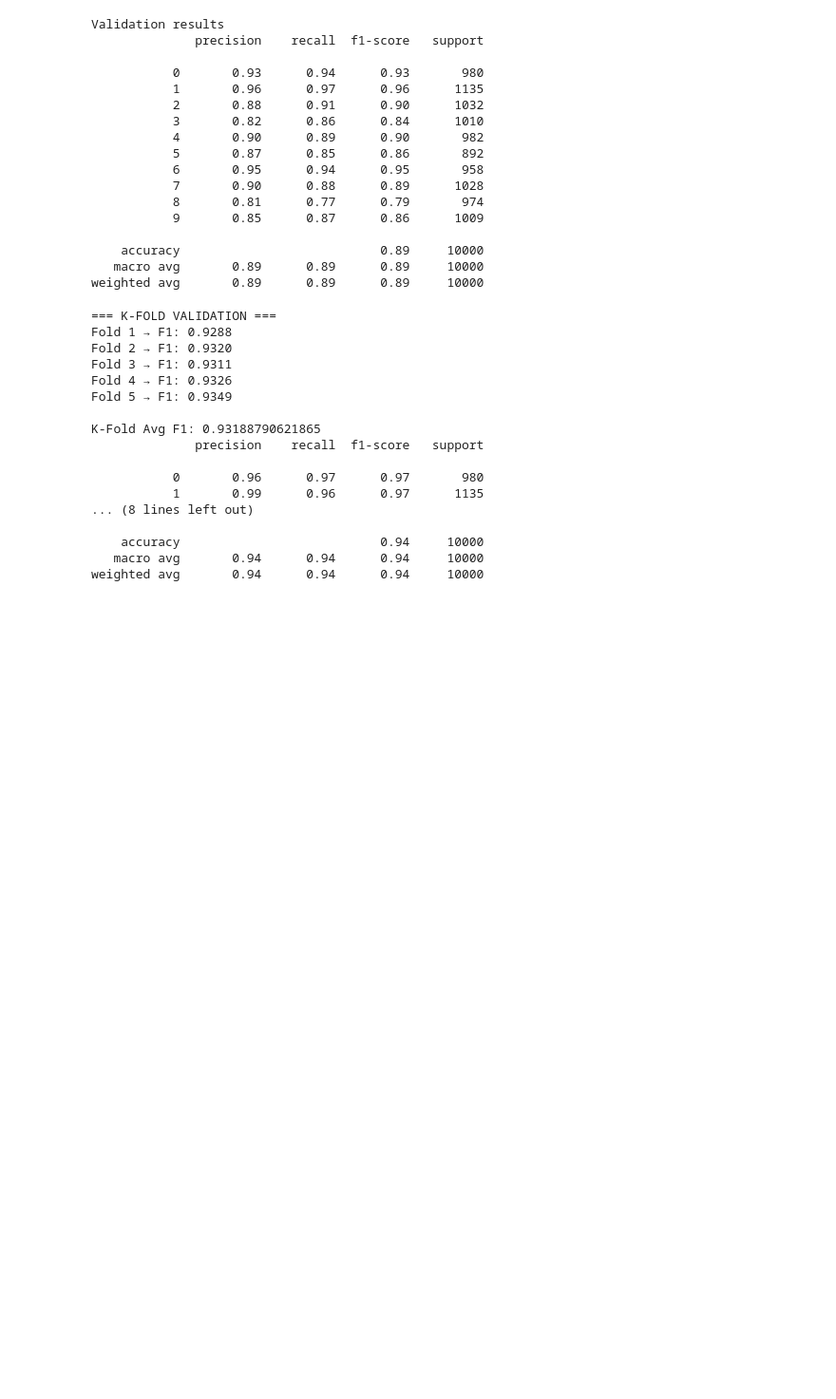
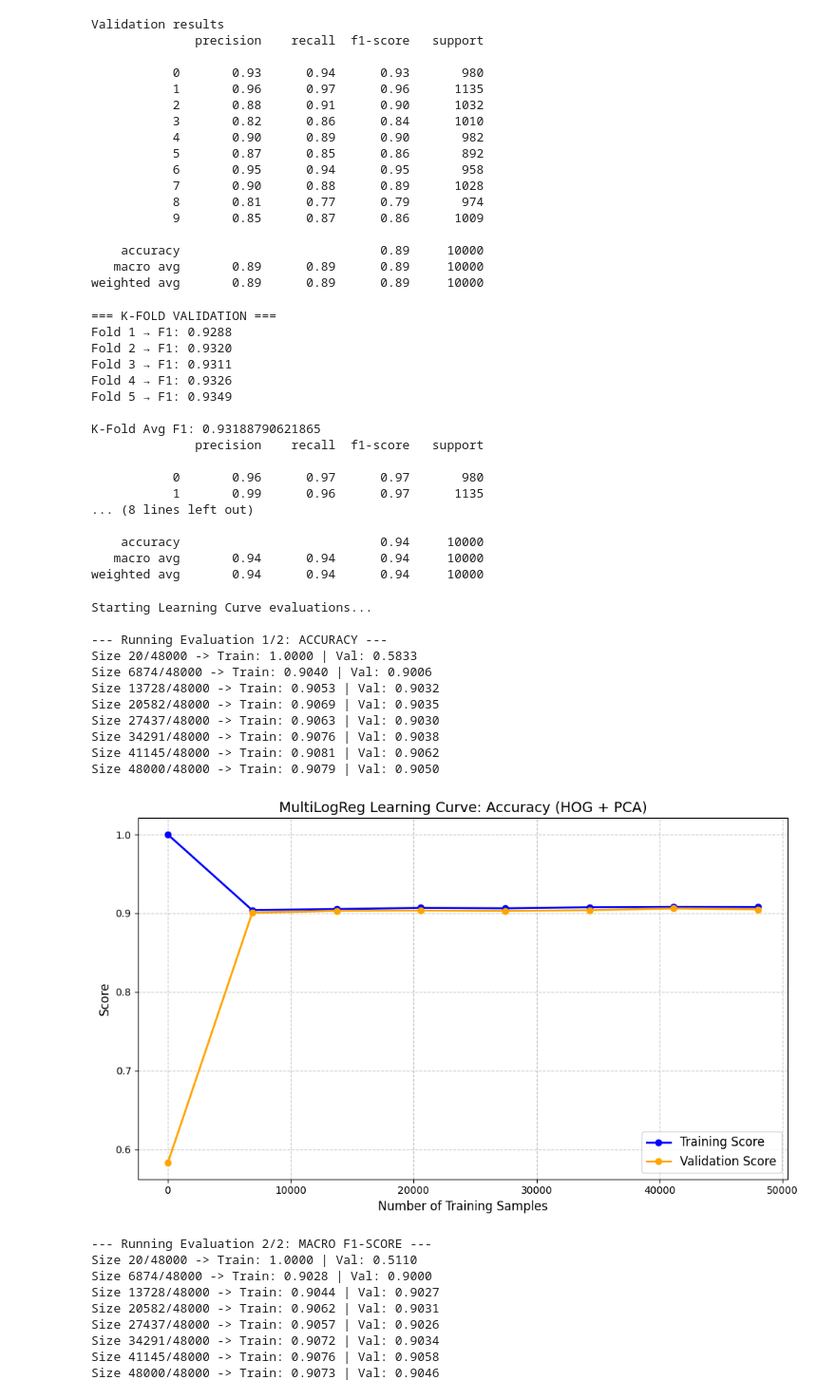
Before and after one commit to adhamthearray/Machine-Learning-Number-Classification_MNIST, a Jupyter notebook: Multi.ipynb, the cells around one changed output. Shown at 95% size. Cells and saved outputs as stored; diff of their text form; code cells hidden in the pictures; blank space fills up the shorter version.

```diff
--- a/Multi.ipynb
+++ b/Multi.ipynb
@@ -249,3 +250,76 @@ K-Fold Avg F1: 0.93188790621865
     accuracy                           0.94     10000
    macro avg       0.94      0.94      0.94     10000
 weighted avg       0.94      0.94      0.94     10000
+# %%
+from sklearn.metrics import f1_score, accuracy_score
+
+print("Starting Learning Curve evaluations...\n")
+def train_multilogreg(X_subset, y_subset):
+    model = MultiLogReg(
+        max_iterations=100,
+        learning_rate=0.1,
+        reg_eqn='L2',
+        reg_param=0.1,
+        random_state=42
+    )
+    model.fit(X_subset, y_subset)
+    return model
+
+def predict_multilogreg(model, X):
+    return model.predict(X)
+
+def metric_acc(y_true, y_pred):
+    return accuracy_score(y_true, y_pred)
+
+def metric_f1_macro(y_true, y_pred):
+    return f1_score(y_true, y_pred, average='macro')
+
+
+print("--- Running Evaluation 1/2: ACCURACY ---")
+subset_sizes_acc, train_trends_acc, val_trends_acc = analysis_curves(
+    X_train=X_train,
+    y_train=y_train,
+    X_val=X_val,
+    y_val=y_val,
+    train_fn=train_multilogreg,
+    predict_fn=predict_multilogreg,
+    metric_fn=metric_acc,
+    num_steps=8,
+    title="MultiLogReg Learning Curve: Accuracy (HOG + PCA)"
+)
+
+
+print("\n--- Running Evaluation 2/2: MACRO F1-SCORE ---")
+subset_sizes_f1, train_trends_f1, val_trends_f1 = analysis_curves(
+    X_train=X_train,
+    y_train=y_train,
+    X_val=X_val,
+    y_val=y_val,
+    train_fn=train_multilogreg,
+    predict_fn=predict_multilogreg,
+    metric_fn=metric_f1_macro,
+    num_steps=8,
+    title="MultiLogReg Learning Curve: Macro F1-Score (HOG + PCA)"
+)
+# %% [output]
+Starting Learning Curve evaluations...
+
+--- Running Evaluation 1/2: ACCURACY ---
+Size 20/48000 -> Train: 1.0000 | Val: 0.5833
+Size 6874/48000 -> Train: 0.9040 | Val: 0.9006
+Size 13728/48000 -> Train: 0.9053 | Val: 0.9032
+Size 20582/48000 -> Train: 0.9069 | Val: 0.9035
+Size 27437/48000 -> Train: 0.9063 | Val: 0.9030
+Size 34291/48000 -> Train: 0.9076 | Val: 0.9038
+Size 41145/48000 -> Train: 0.9081 | Val: 0.9062
+Size 48000/48000 -> Train: 0.9079 | Val: 0.9050
+[figure, added]
+--- Running Evaluation 2/2: MACRO F1-SCORE ---
+Size 20/48000 -> Train: 1.0000 | Val: 0.5110
+Size 6874/48000 -> Train: 0.9028 | Val: 0.9000
+Size 13728/48000 -> Train: 0.9044 | Val: 0.9027
+Size 20582/48000 -> Train: 0.9062 | Val: 0.9031
+Size 27437/48000 -> Train: 0.9057 | Val: 0.9026
+Size 34291/48000 -> Train: 0.9072 | Val: 0.9034
+Size 41145/48000 -> Train: 0.9076 | Val: 0.9058
+Size 48000/48000 -> Train: 0.9073 | Val: 0.9046
```
Also changed, not shown: parts of 2 cells of this notebook, 3 other files.
